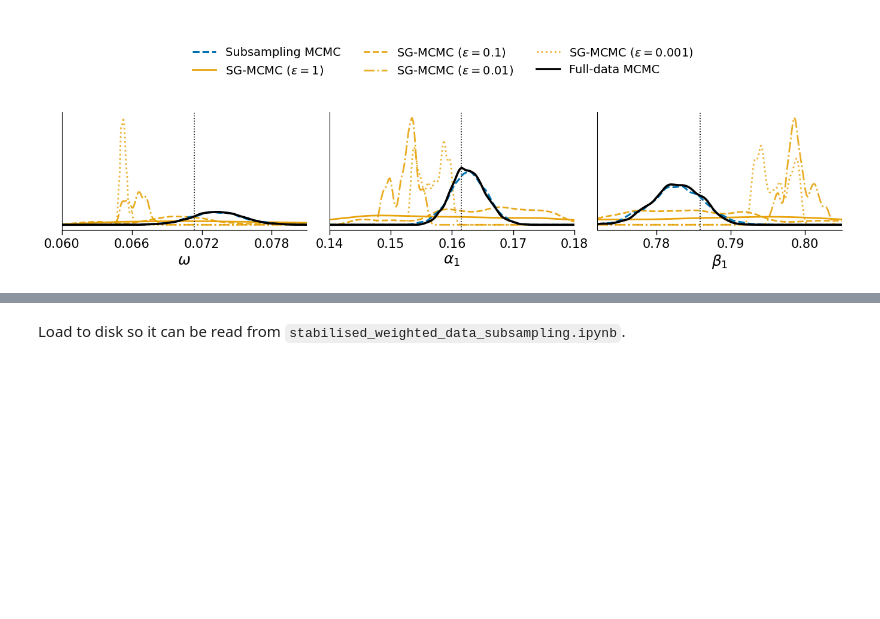
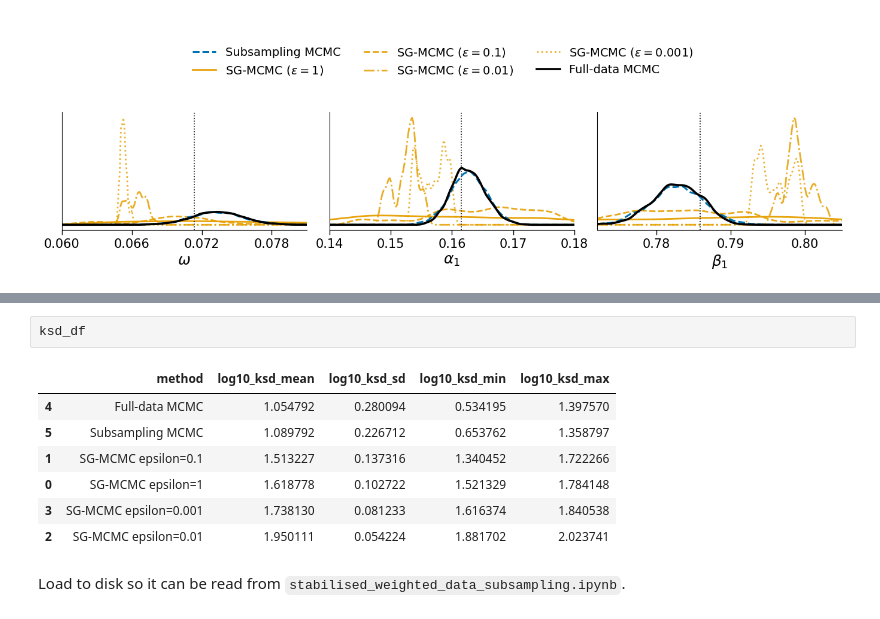
Before and after one commit to matiasq/stabilised-weighted-subsampling, a Jupyter notebook: sg_mcmc_runs.ipynb, the cells around one changed output, grey strips where cells are left out. Saved outputs shown, nothing was run; the diff lists cells and outputs as text; blank space fills up the shorter version.

```diff
--- a/sg_mcmc_runs.ipynb
+++ b/sg_mcmc_runs.ipynb
@@ -788,3 +796,13 @@ Loaded KSD results from results/SG_runs/ksd_tau2_0p01pct_neval500_Nscore10000_Ss
+# %%
+ksd_df
+# %% [output]
+|  | method | log10_ksd_mean | log10_ksd_sd | log10_ksd_min | log10_ksd_max |
+| 4 | Full-data MCMC | 1.054792 | 0.280094 | 0.534195 | 1.397570 |
+| 5 | Subsampling MCMC | 1.089792 | 0.226712 | 0.653762 | 1.358797 |
+| 1 | SG-MCMC epsilon=0.1 | 1.513227 | 0.137316 | 1.340452 | 1.722266 |
+| 0 | SG-MCMC epsilon=1 | 1.618778 | 0.102722 | 1.521329 | 1.784148 |
+| 3 | SG-MCMC epsilon=0.001 | 1.738130 | 0.081233 | 1.616374 | 1.840538 |
+| 2 | SG-MCMC epsilon=0.01 | 1.950111 | 0.054224 | 1.881702 | 2.023741 |
 # %% [markdown]
 Load to disk so it can be read from `stabilised_weighted_data_subsampling.ipynb`.
 # %%
```
Also changed, not shown: parts of 3 cells of this notebook.
